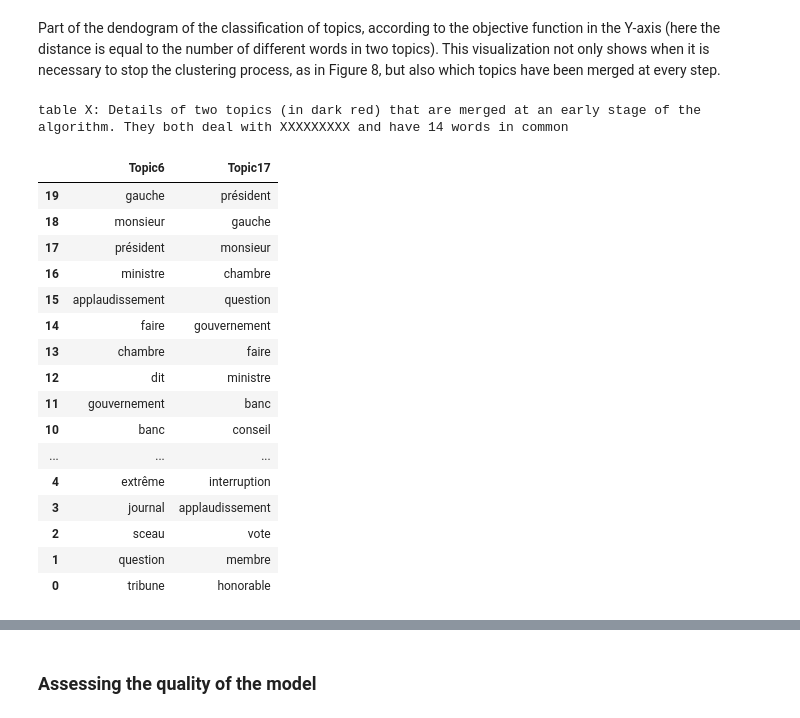
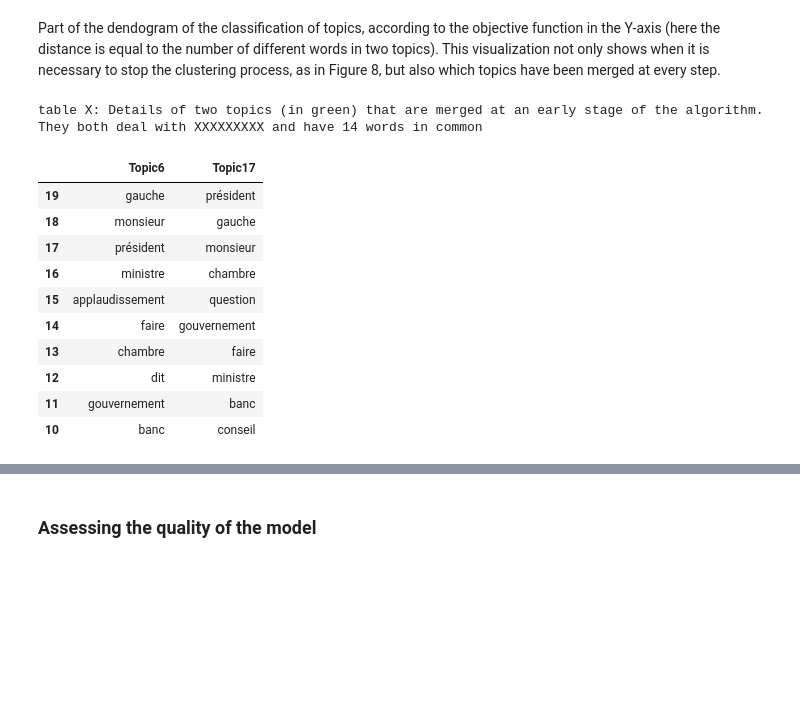
Before and after one commit to mpuren/jdh_articlemethodo, a Jupyter notebook: author_guideline_template.ipynb, the cells around one changed output, grey strips where cells are left out. Drawn from its saved outputs; the diff is of its cells as text; code cells hidden in the pictures; blank space fills up the shorter version.

```diff
--- a/author_guideline_template.ipynb
+++ b/author_guideline_template.ipynb
@@ -877,24 +869,18 @@ in two topics). This visualization not only shows when it is necessary to stop t
 clustering process, as in Figure 8, but also which topics have been merged at every
 step.
 # %%
-caption_content = "table X: Details of two topics (in dark red) that are merged at an early stage of the algorithm. They both deal with XXXXXXXXX and have 14 words in common"
-display(topics.iloc[-1:-21:-1,[6,17]].style.set_caption(caption_content),metadata={"jdh":{"object":{"source": [caption_content]}}})
+caption_content = "table X: Details of two topics (in green) that are merged at an early stage of the algorithm. They both deal with XXXXXXXXX and have 14 words in common"
+display(topics.iloc[-1:-11:-1,[6,17]].style.set_caption(caption_content),metadata={"jdh":{"object":{"source": [caption_content]}}})
 # %% [output]
-table X: Details of two topics (in dark red) that are merged at an early stage of the algorithm. They both deal with XXXXXXXXX and have 14 words in common
+table X: Details of two topics (in green) that are merged at an early stage of the algorithm. They both deal with XXXXXXXXX and have 14 words in common
 |  | Topic6 | Topic17 |
 | 19 | gauche | président |
 | 18 | monsieur | gauche |
 | 17 | président | monsieur |
 | 16 | ministre | chambre |
 | 15 | applaudissement | question |
 | 14 | faire | gouvernement |
 | 13 | chambre | faire |
 | 12 | dit | ministre |
 | 11 | gouvernement | banc |
 | 10 | banc | conseil |
-| ... | ... | ... |
-| 4 | extrême | interruption |
-| 3 | journal | applaudissement |
-| 2 | sceau | vote |
-| 1 | question | membre |
-| 0 | tribune | honorable |
```
Also changed, not shown: parts of 33 cells of this notebook, 6 other files.
